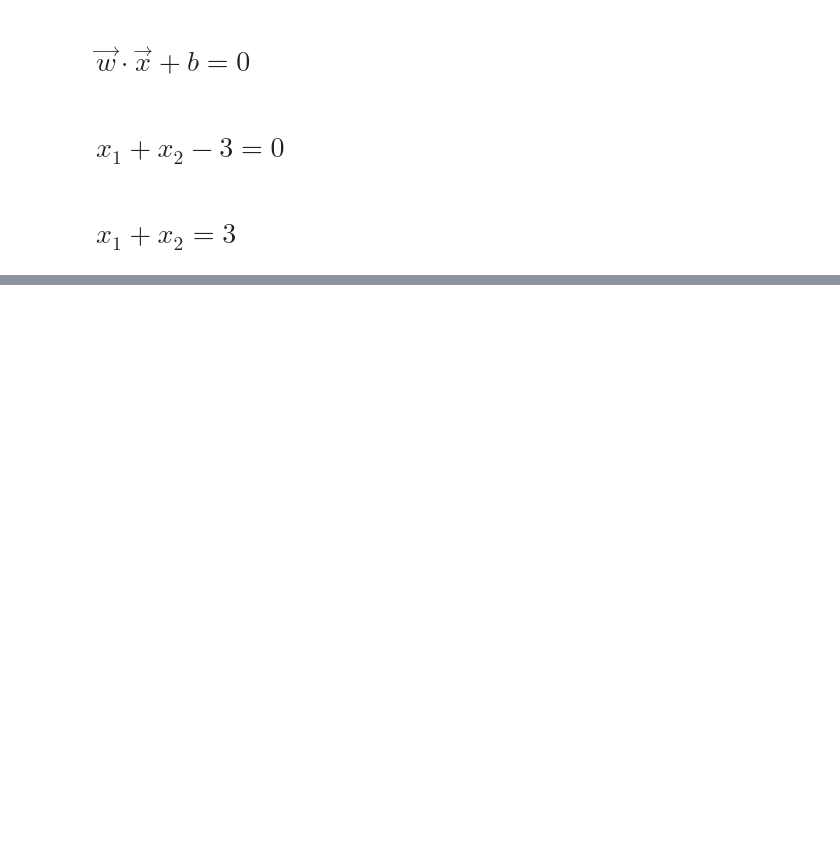
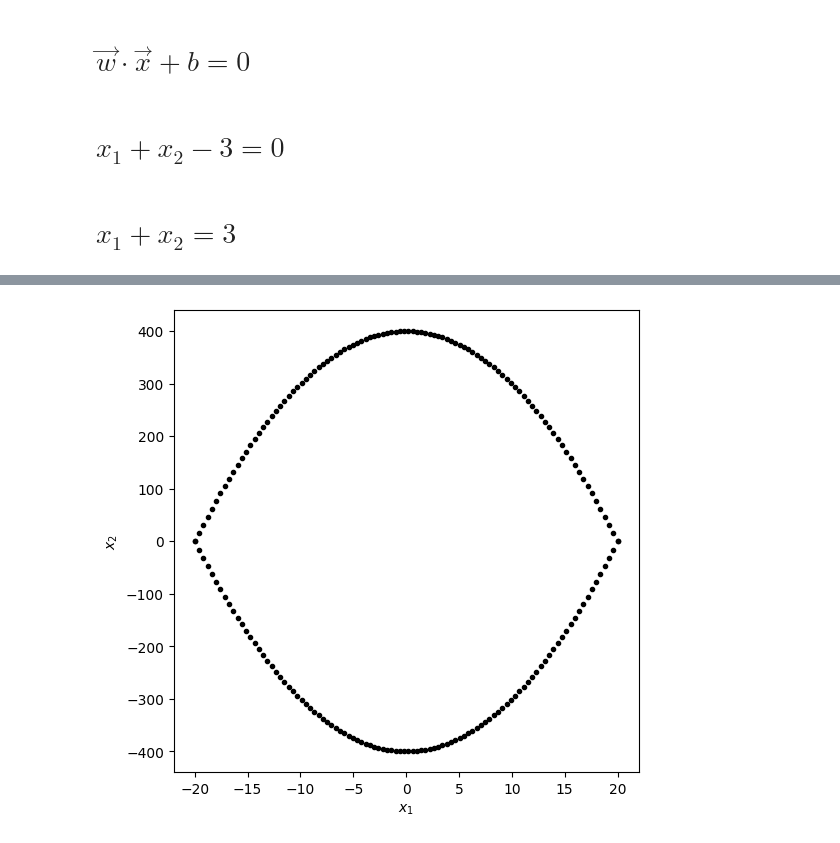
Before and after one commit to anoban/Supervised-Machine-Learning-Regression-and-Classification, a Jupyter notebook: anoban/Decision Boundaries.ipynb, the cells around one changed output, grey strips where cells are left out. Saved outputs shown, nothing was run; the diff lists cells and outputs as text; code cells hidden in the pictures; blank space fills up the shorter version.

```diff
--- a/anoban/Decision Boundaries.ipynb
+++ b/anoban/Decision Boundaries.ipynb
@@ -96,0 +138,17 @@ plt.show()
+# %%
+# this will create a circular decision boundary
+
+RADIUS = 20
+x1 = np.repeat(a = np.linspace(-20, 20, num = 100), repeats = 2)
+x2 = np.square(RADIUS) - np.square(x1)     # sqrt(100) can be 10 or -10
+x2[::2] = -x2[::2]
+# %%
+fig, axes = plt.subplots()
+fig.set_size_inches(6, 6)
+
+axes.plot(x1 ,x2, marker = '.', color = "black", linestyle = "none")
+axes.set_xlabel('$x_1$')
+axes.set_ylabel('$x_2$')
+plt.show()
+# %% [output]
+[figure, added]
```
Also changed, not shown: parts of 22 cells of this notebook, 7 other files.
